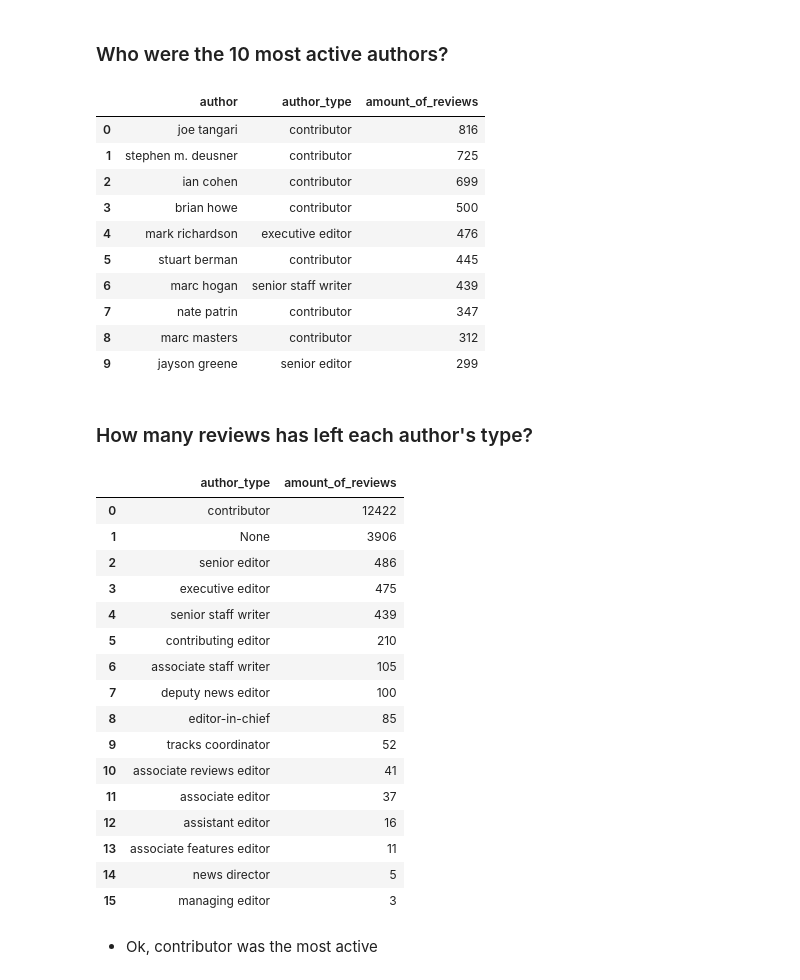
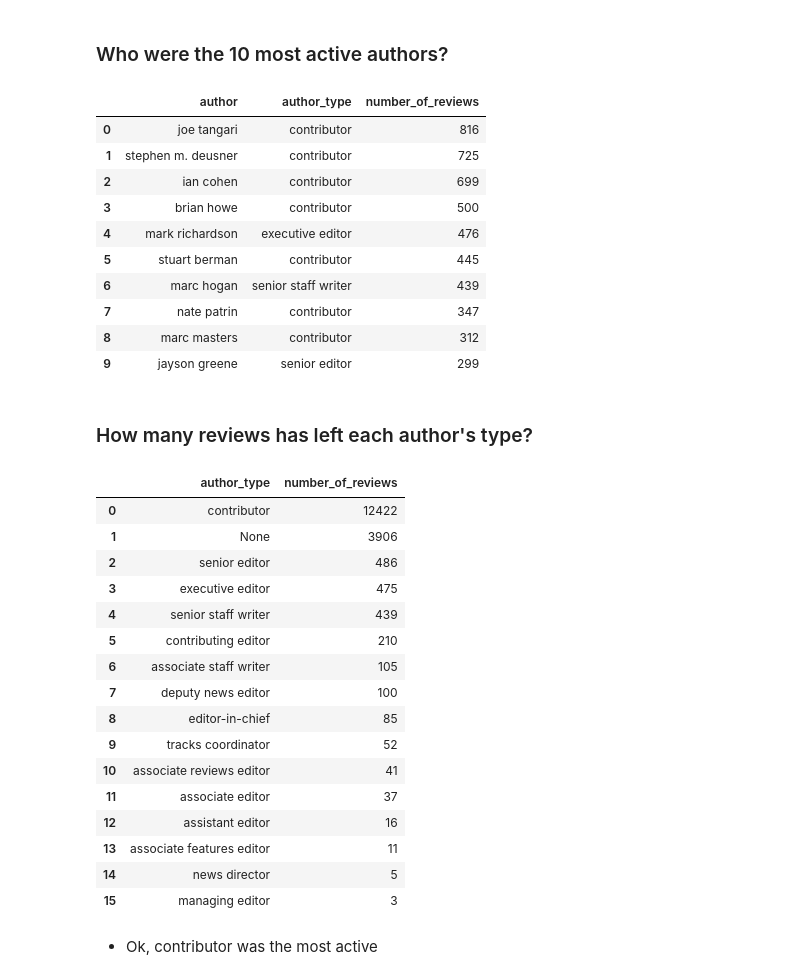
Before and after one commit to svet3477/Pitchfork-reviews-analysis-using-SQL, a Jupyter notebook: reviews analysis.ipynb, the cells around one changed output. Cells and saved outputs as stored; diff of their text form; code cells hidden in the pictures.

```diff
--- a/reviews analysis.ipynb
+++ b/reviews analysis.ipynb
@@ -88,17 +88,17 @@ def sql_query(query,database):
 # %%
 query = '''
     SELECT
         author,
         author_type,
-        COUNT(*) as amount_of_reviews
+        COUNT(*) as number_of_reviews
     FROM reviews
     GROUP BY author
     ORDER BY COUNT(*) DESC
     LIMIT 10
 '''
 sql_query(query,con)
 # %% [output]
-|  | author | author_type | amount_of_reviews |
+|  | author | author_type | number_of_reviews |
 | 0 | joe tangari | contributor | 816 |
 | 1 | stephen m. deusner | contributor | 725 |
 | 2 | ian cohen | contributor | 699 |
@@ -115,14 +115,14 @@ sql_query(query,con)
 query = '''
     SELECT
         author_type,
-        COUNT(*) AS amount_of_reviews
+        COUNT(*) AS number_of_reviews
     FROM reviews
     GROUP BY author_type
     ORDER BY COUNT(*) DESC
 '''
 sql_query(query,con)
 # %% [output]
-|  | author_type | amount_of_reviews |
+|  | author_type | number_of_reviews |
 | 0 | contributor | 12422 |
 | 1 | None | 3906 |
 | 2 | senior editor | 486 |
```
Also changed, not shown: parts of 10 cells of this notebook.
